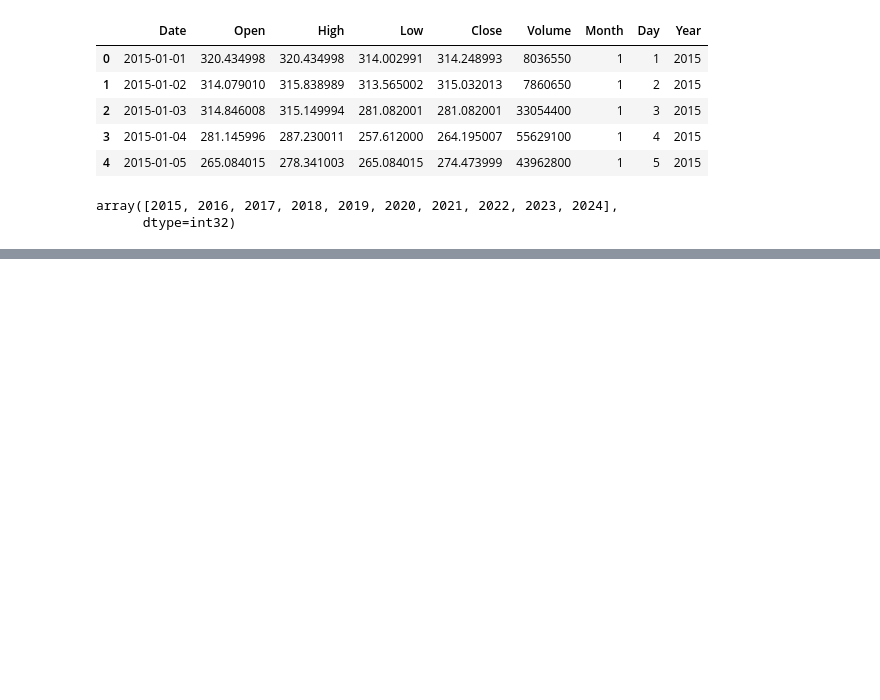
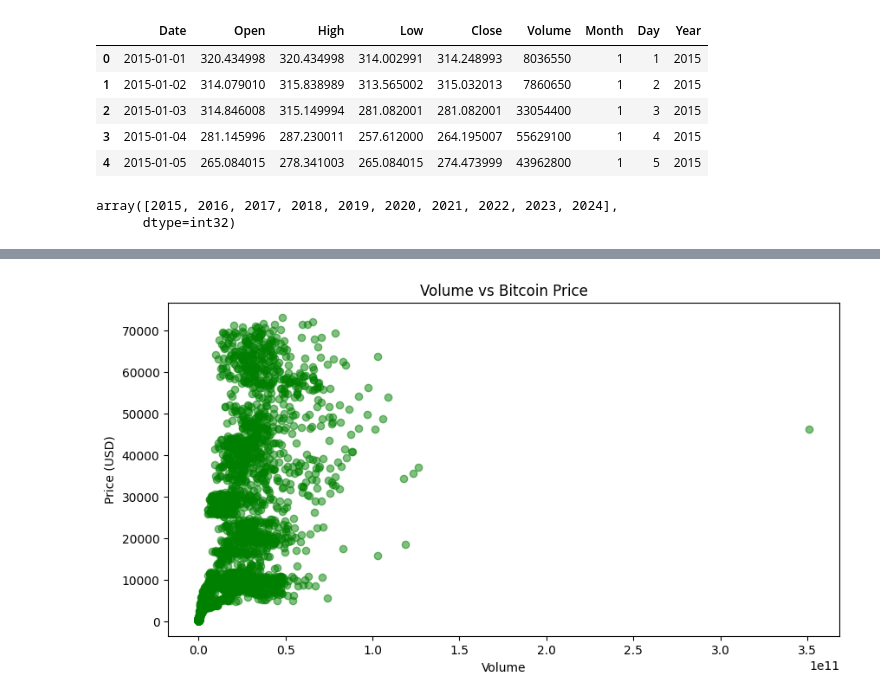
Before and after one commit to asif851/Bitcoin-Price-Prediction, a Jupyter notebook: analysis.ipynb, the cells around one changed output, grey strips where cells are left out. Drawn from its saved outputs; the diff is of its cells as text; code cells hidden in the pictures; blank space fills up the shorter version.

```diff
--- a/analysis.ipynb
+++ b/analysis.ipynb
@@ -147,0 +137,9 @@ df_2015.head(2)
+# %%
+plt.figure(figsize=(10,5))
+plt.scatter(df['Volume'], df['Close'], alpha=0.5, color='g')
+plt.title('Volume vs Bitcoin Price')
+plt.xlabel('Volume')
+plt.ylabel('Price (USD)')
+plt.show()
+# %% [output]
+[figure, added]
```
Also changed, not shown: parts of 18 cells of this notebook.
